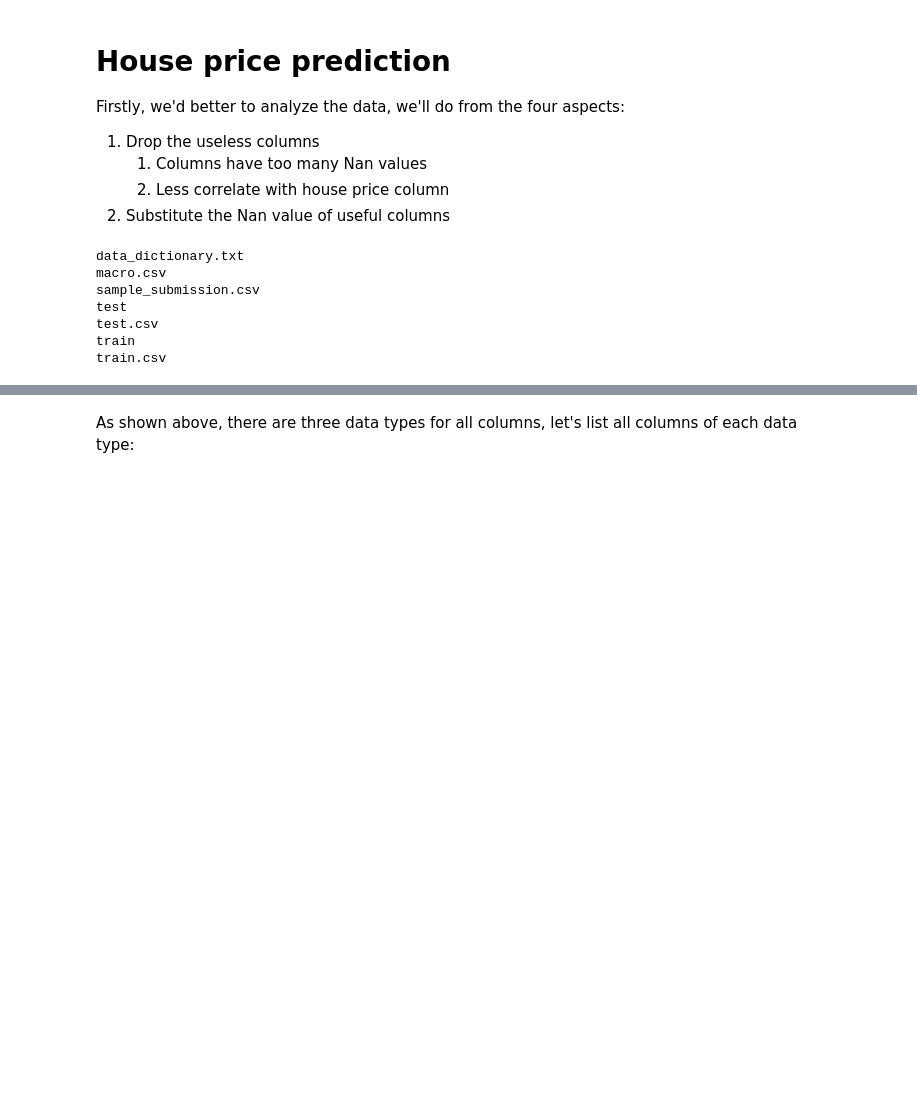
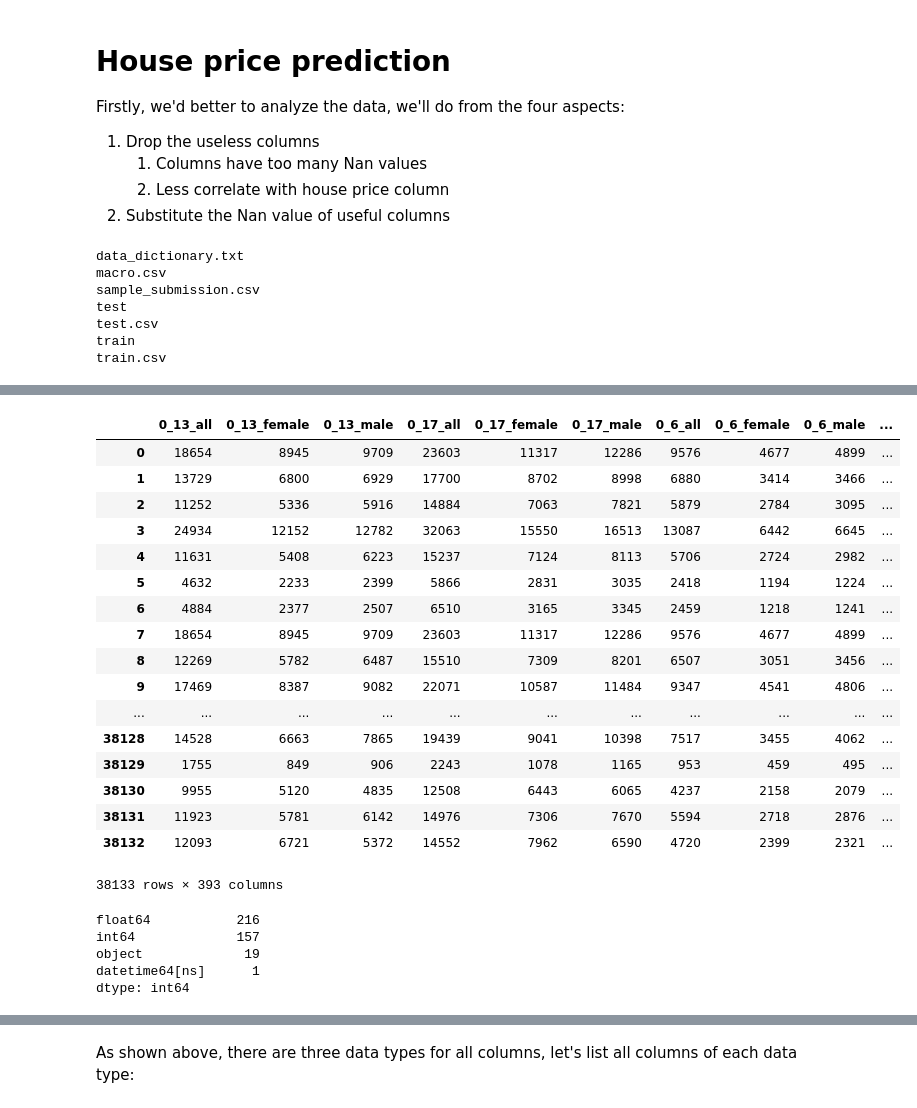
Before and after one commit to xingjun415/SberbankRussianHousingMarket, a Jupyter notebook: working/notebook.ipynb, the cells around one changed output, grey strips where cells are left out. Cells and saved outputs as stored; diff of their text form; code cells hidden in the pictures; blank space fills up the shorter version.

```diff
--- a/working/notebook.ipynb
+++ b/working/notebook.ipynb
@@ -42,0 +93,37 @@ train_dataset_org.head()
+# %%
+train_l = train_dataset.copy()
+train_l['Source'] = 'Train'
+test_l = test_dataset.copy()
+test_l['Source'] = 'Test'
+all_data = pd.concat([train_l, test_l], ignore_index=True)
+
+macro_dataset.columns = ['mac__' + c if c != 'timestamp' else 'timestamp' for c in macro_dataset.columns]
+all_data = all_data.merge( macro_dataset, on='timestamp', how='left')
+all_data
+# %% [output]
+|  | 0_13_all | 0_13_female | 0_13_male | 0_17_all | 0_17_female | 0_17_male | 0_6_all | 0_6_female | 0_6_male | ... |
+| 0 | 18654 | 8945 | 9709 | 23603 | 11317 | 12286 | 9576 | 4677 | 4899 | ... |
+| 1 | 13729 | 6800 | 6929 | 17700 | 8702 | 8998 | 6880 | 3414 | 3466 | ... |
+| 2 | 11252 | 5336 | 5916 | 14884 | 7063 | 7821 | 5879 | 2784 | 3095 | ... |
+| 3 | 24934 | 12152 | 12782 | 32063 | 15550 | 16513 | 13087 | 6442 | 6645 | ... |
+| 4 | 11631 | 5408 | 6223 | 15237 | 7124 | 8113 | 5706 | 2724 | 2982 | ... |
+| 5 | 4632 | 2233 | 2399 | 5866 | 2831 | 3035 | 2418 | 1194 | 1224 | ... |
+| 6 | 4884 | 2377 | 2507 | 6510 | 3165 | 3345 | 2459 | 1218 | 1241 | ... |
+| 7 | 18654 | 8945 | 9709 | 23603 | 11317 | 12286 | 9576 | 4677 | 4899 | ... |
+| 8 | 12269 | 5782 | 6487 | 15510 | 7309 | 8201 | 6507 | 3051 | 3456 | ... |
+| 9 | 17469 | 8387 | 9082 | 22071 | 10587 | 11484 | 9347 | 4541 | 4806 | ... |
+| ... | ... | ... | ... | ... | ... | ... | ... | ... | ... | ... |
+| 38128 | 14528 | 6663 | 7865 | 19439 | 9041 | 10398 | 7517 | 3455 | 4062 | ... |
+| 38129 | 1755 | 849 | 906 | 2243 | 1078 | 1165 | 953 | 459 | 495 | ... |
+| 38130 | 9955 | 5120 | 4835 | 12508 | 6443 | 6065 | 4237 | 2158 | 2079 | ... |
+| 38131 | 11923 | 5781 | 6142 | 14976 | 7306 | 7670 | 5594 | 2718 | 2876 | ... |
+| 38132 | 12093 | 6721 | 5372 | 14552 | 7962 | 6590 | 4720 | 2399 | 2321 | ... |
+38133 rows × 393 columns
+# %%
+all_data.dtypes.value_counts()
+# %% [output]
+float64           216
+int64             157
+object             19
+datetime64[ns]      1
+dtype: int64
```
Also changed, not shown: parts of 19 cells of this notebook.
